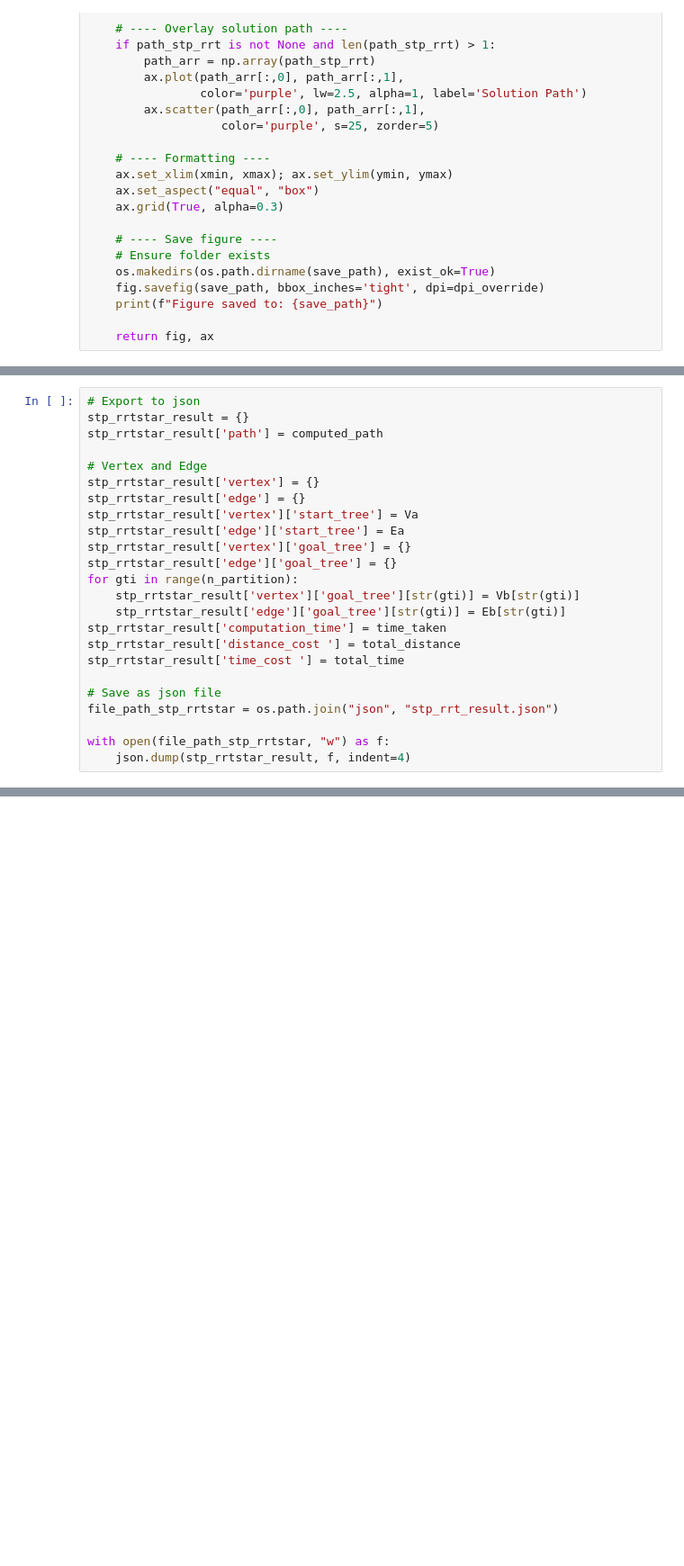
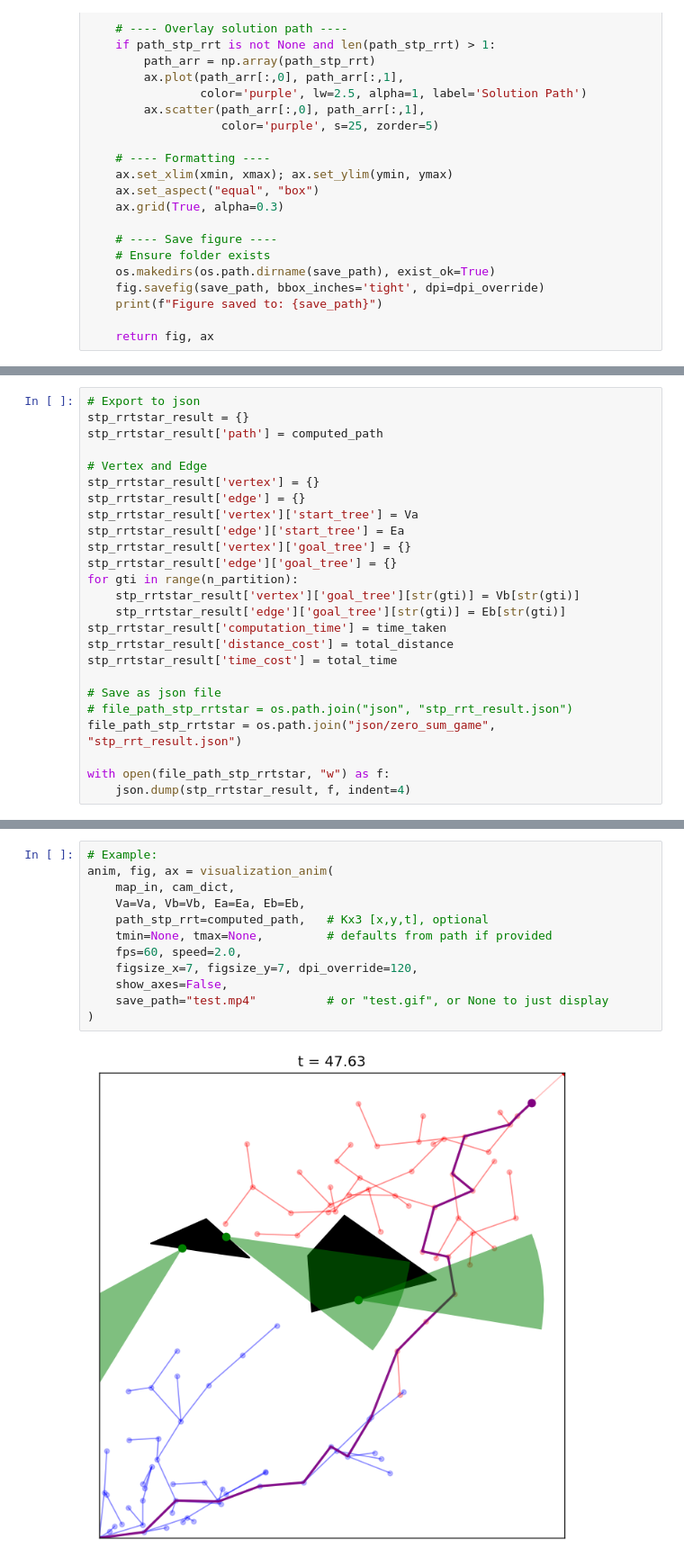
Before and after one commit to jeffersonkim97/Defender_Strategy, a Jupyter notebook: script/stp_rrtstar.ipynb, the cells around one changed output, grey strips where cells are left out. Shown: that part at 90% size. Drawn from its saved outputs; the diff is of its cells as text; blank space fills up the shorter version.

```diff
--- a/script/stp_rrtstar.ipynb
+++ b/script/stp_rrtstar.ipynb
@@ -727,11 +921,12 @@ for gti in range(n_partition):
     stp_rrtstar_result['vertex']['goal_tree'][str(gti)] = Vb[str(gti)]
     stp_rrtstar_result['edge']['goal_tree'][str(gti)] = Eb[str(gti)]
 stp_rrtstar_result['computation_time'] = time_taken
-stp_rrtstar_result['distance_cost '] = total_distance
-stp_rrtstar_result['time_cost '] = total_time
+stp_rrtstar_result['distance_cost'] = total_distance
+stp_rrtstar_result['time_cost'] = total_time
 
 # Save as json file
-file_path_stp_rrtstar = os.path.join("json", "stp_rrt_result.json")
+# file_path_stp_rrtstar = os.path.join("json", "stp_rrt_result.json")
+file_path_stp_rrtstar = os.path.join("json/zero_sum_game", "stp_rrt_result.json")
 
 with open(file_path_stp_rrtstar, "w") as f:
     json.dump(stp_rrtstar_result, f, indent=4)
@@ -737,0 +1109,14 @@ with open(file_path_stp_rrtstar, "w") as f:
+# %%
+# Example:
+anim, fig, ax = visualization_anim(
+    map_in, cam_dict,
+    Va=Va, Vb=Vb, Ea=Ea, Eb=Eb,
+    path_stp_rrt=computed_path,   # Kx3 [x,y,t], optional
+    tmin=None, tmax=None,         # defaults from path if provided
+    fps=60, speed=2.0,
+    figsize_x=7, figsize_y=7, dpi_override=120,
+    show_axes=False,
+    save_path="test.mp4"          # or "test.gif", or None to just display
+)
+# %% [output]
+[figure, added]
```
Also changed, not shown: parts of 12 cells of this notebook, 18 other files.
